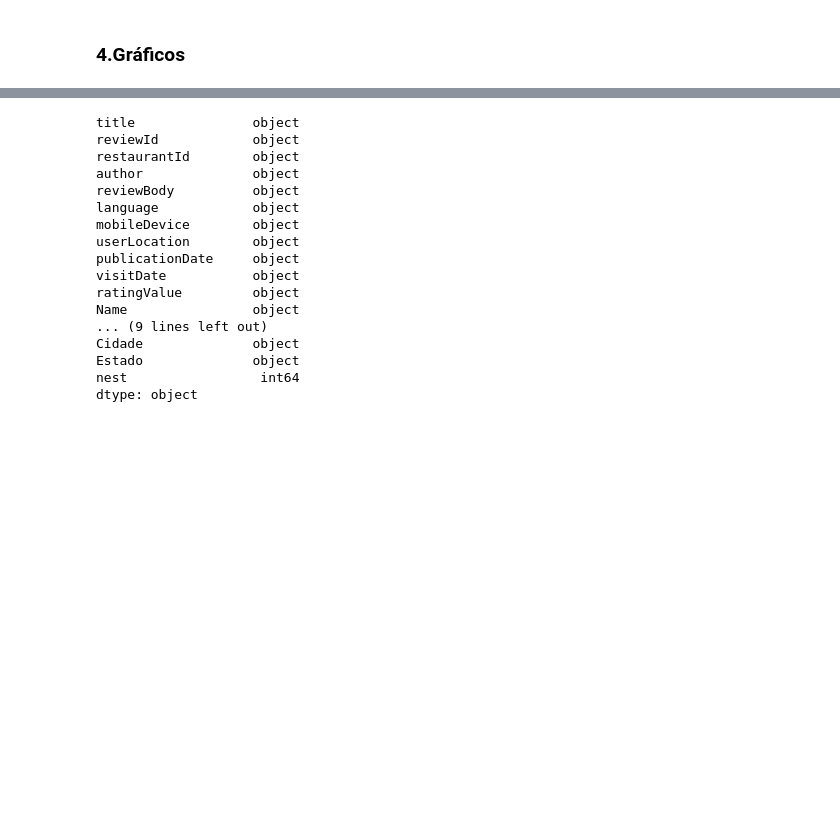
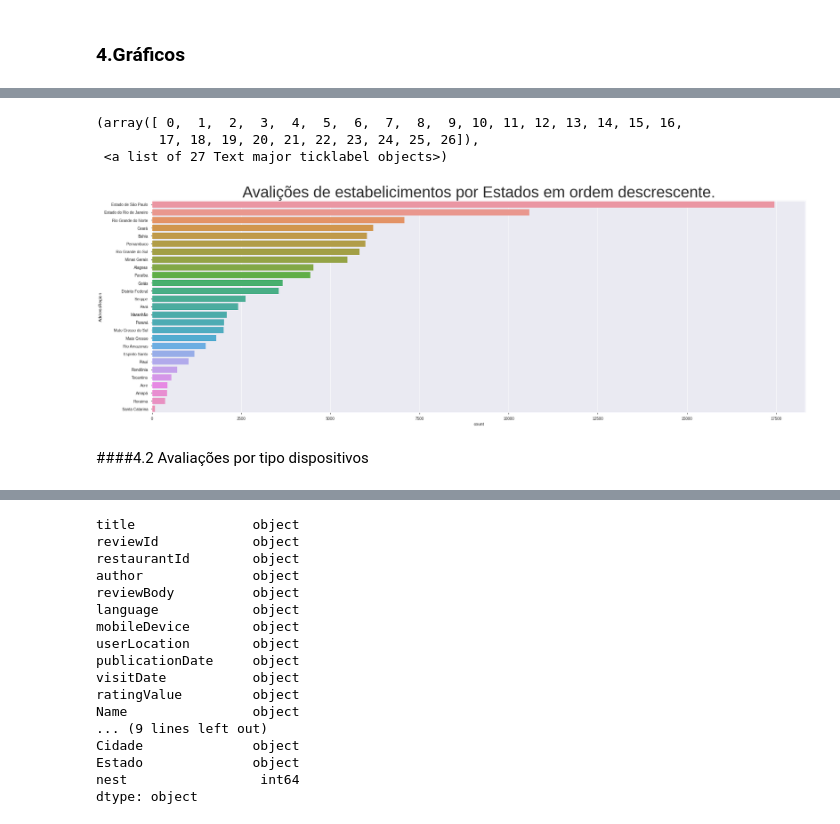
Before and after one commit to danielleitesoares/Work_Sentimental_Analyzer_Of_Restaurant_Issue, a Jupyter notebook: Analise_dos_Sentimentos_Restaurantes.ipynb, the cells around one changed output, grey strips where cells are left out. Saved outputs shown, nothing was run; the diff lists cells and outputs as text; code cells hidden in the pictures; blank space fills up the shorter version.

```diff
--- a/Analise_dos_Sentimentos_Restaurantes.ipynb
+++ b/Analise_dos_Sentimentos_Restaurantes.ipynb
@@ -183,0 +196,15 @@ sns.catplot(x="mobileDevice", kind="count", palette="ch:.25", data=dados)
+# %%
+#Gráfico de Estados com mais avalições em ordem descrescente.
+fig = plt.figure(figsize=(30,10))
+sns.countplot(y='AddressRegion', order = df['AddressRegion'].value_counts().index, data=df)
+plt.title('Avalições de estabelicimentos por Estados em ordem descrescente.',fontsize=40)
+plt.xticks(fontsize=10)
+plt.yticks(fontsize=10)
+#plt.ylim(0.1,30)
+# %% [output]
+(array([ 0,  1,  2,  3,  4,  5,  6,  7,  8,  9, 10, 11, 12, 13, 14, 15, 16,
+        17, 18, 19, 20, 21, 22, 23, 24, 25, 26]),
+ <a list of 27 Text major ticklabel objects>)
+[figure, added]
+# %% [markdown]
+####4.2 Avaliações por tipo dispositivos
```
Also changed, not shown: parts of 26 cells of this notebook.
